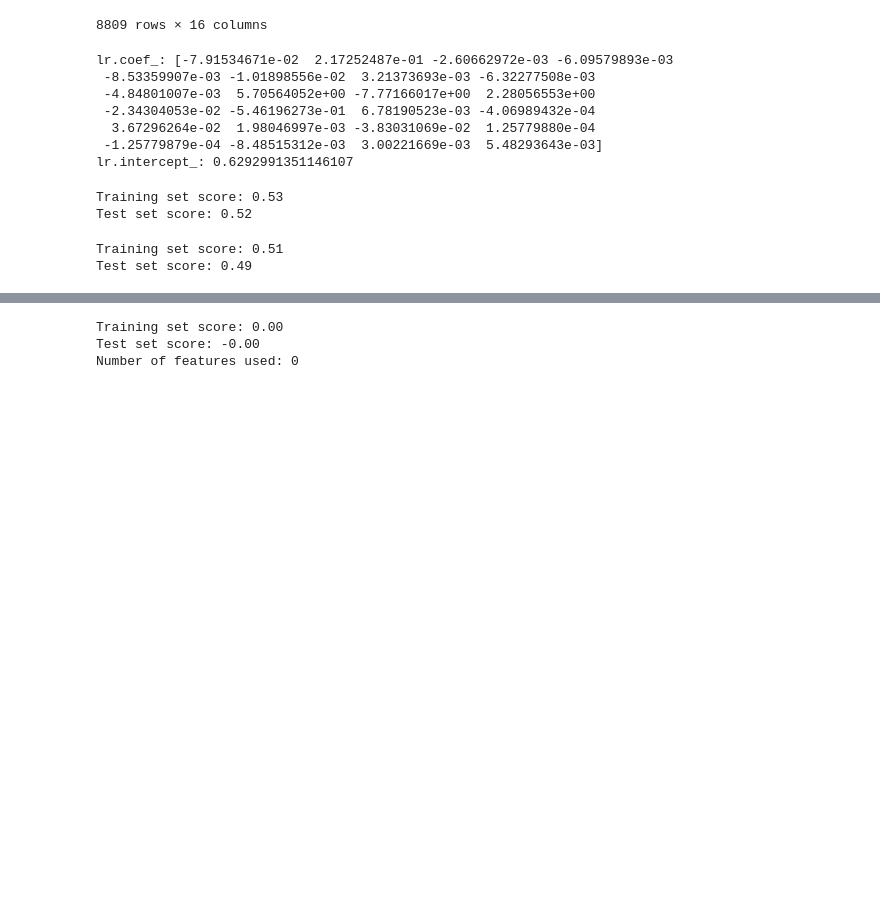
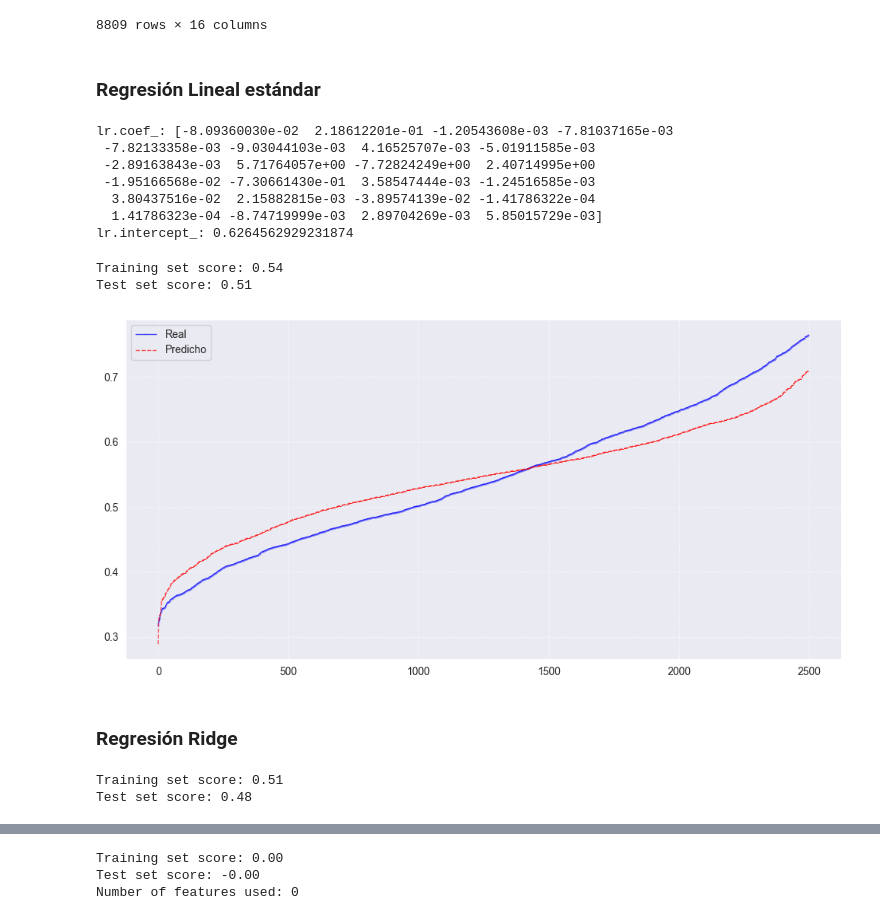
Before and after one commit to eliasibpajaro/JBookProjectML2025, a Jupyter notebook: _sources/Models.ipynb, the cells around one changed output, grey strips where cells are left out. Drawn from its saved outputs; the diff is of its cells as text; code cells hidden in the pictures; blank space fills up the shorter version.

```diff
--- a/_sources/Models.ipynb
+++ b/_sources/Models.ipynb
@@ -328,29 +414,49 @@ yRidge = df_scaledRidge["T_0.01_RotD50"].values
 # Paso 3: Combinar características numéricas y codificadas
 X_finalRidge = np.hstack((X_numericalRidge, X_encoded,Y_encoded,Z_encoded))
 # %%
-X_trainRidge, X_testRidge, y_trainRidge, y_testRidge = train_test_split(X_finalRidge, yRidge, test_size=0.25, random_state=0)
+X_trainRidge, X_testRidge, y_trainRidge, y_testRidge = train_test_split(X_finalRidge, yRidge, test_size=0.3, random_state=0)
+# %% [markdown]
+### Regresión Lineal estándar
 # %%
 from sklearn.linear_model import LinearRegression
 from sklearn.model_selection import train_test_split
 # %%
 lr = LinearRegression().fit(X_trainRidge, y_trainRidge)
+y_pred_reglineal = lr.predict(X_testRidge)
 # %%
 print("lr.coef_: {}".format(lr.coef_))
 print("lr.intercept_: {}".format(lr.intercept_))
 # %% [output]
-lr.coef_: [-7.91534671e-02  2.17252487e-01 -2.60662972e-03 -6.09579893e-03
- -8.53359907e-03 -1.01898556e-02  3.21373693e-03 -6.32277508e-03
- -4.84801007e-03  5.70564052e+00 -7.77166017e+00  2.28056553e+00
- -2.34304053e-02 -5.46196273e-01  6.78190523e-03 -4.06989432e-04
-  3.67296264e-02  1.98046997e-03 -3.83031069e-02  1.25779880e-04
- -1.25779879e-04 -8.48515312e-03  3.00221669e-03  5.48293643e-03]
-lr.intercept_: 0.6292991351146107
+lr.coef_: [-8.09360030e-02  2.18612201e-01 -1.20543608e-03 -7.81037165e-03
+ -7.82133358e-03 -9.03044103e-03  4.16525707e-03 -5.01911585e-03
+ -2.89163843e-03  5.71764057e+00 -7.72824249e+00  2.40714995e+00
+ -1.95166568e-02 -7.30661430e-01  3.58547444e-03 -1.24516585e-03
+  3.80437516e-02  2.15882815e-03 -3.89574139e-02 -1.41786322e-04
+  1.41786323e-04 -8.74719999e-03  2.89704269e-03  5.85015729e-03]
+lr.intercept_: 0.6264562929231874
 # %%
 print("Training set score: {:.2f}".format(lr.score(X_trainRidge, y_trainRidge)))
 print("Test set score: {:.2f}".format(lr.score(X_testRidge, y_testRidge)))
 # %% [output]
-Training set score: 0.53
-Test set score: 0.52
+Training set score: 0.54
+Test set score: 0.51
+# %%
+sorted_indices_pred = np.argsort(y_pred_reglineal)
+y_pred_sorted_reglineal = y_pred_reglineal[sorted_indices_pred]  # Reordenar las predicciones según esos índices
+plt.figure(figsize=(10,5))
+
+# Graficar datos reales y predichos
+plt.plot(y_test_sorted[2:2500], label="Real", marker="o", linestyle="-", color="blue", markersize=0.1, linewidth=1, alpha=0.7)
+plt.plot(y_pred_sorted_reglineal[2:2500], label="Predicho", marker="x", linestyle="--", color="red", markersize=0.1, linewidth=1, alpha=0.7)
+
+plt.legend(["Real", "Predicho"])
+plt.grid(True, linestyle='--', alpha=0.6)
+plt.tight_layout()
+plt.show()
+# %% [output]
+[figure, added]
+# %% [markdown]
+### Regresión Ridge
 # %%
 from sklearn.linear_model import Ridge
 # %%
@@ -359,4 +465,4 @@ print("Training set score: {:.2f}".format(ridge.score(X_trainRidge, y_trainRidge
 print("Test set score: {:.2f}".format(ridge.score(X_testRidge, y_testRidge)))
 # %% [output]
 Training set score: 0.51
-Test set score: 0.49
+Test set score: 0.48
```
Also changed, not shown: parts of 62 cells of this notebook, 16 other files.
